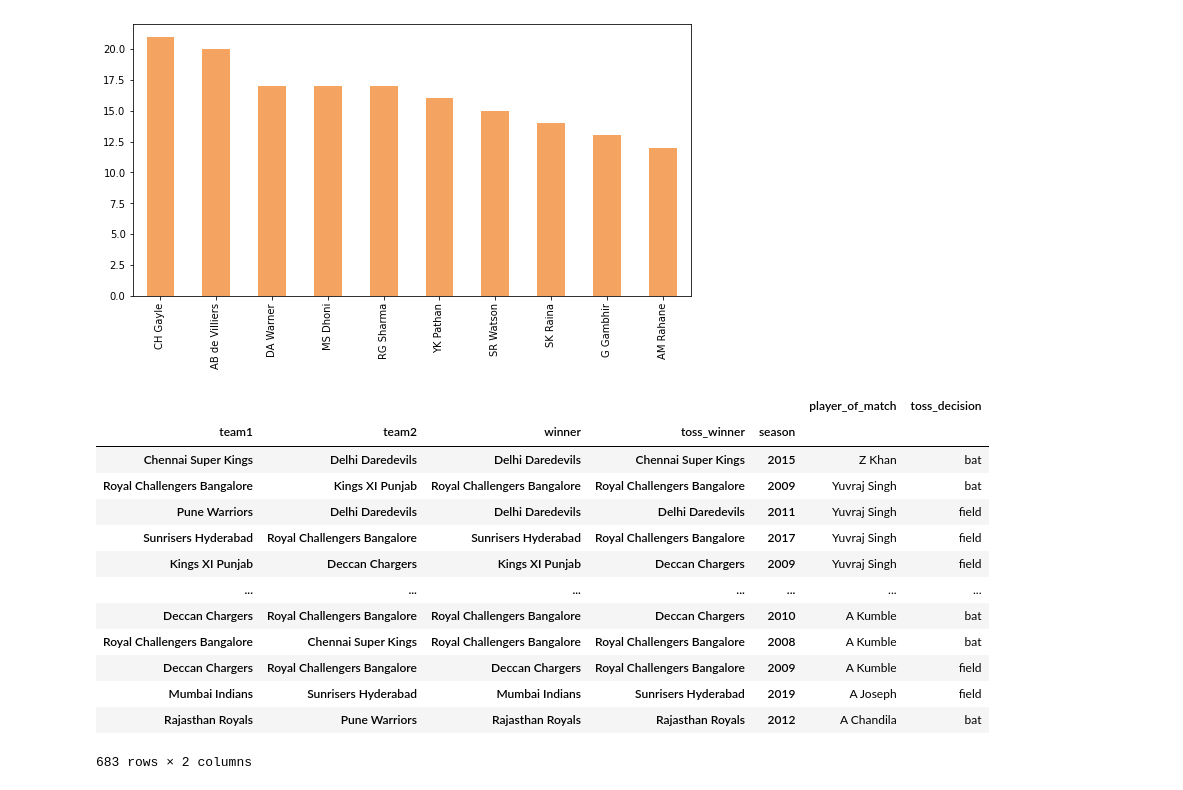
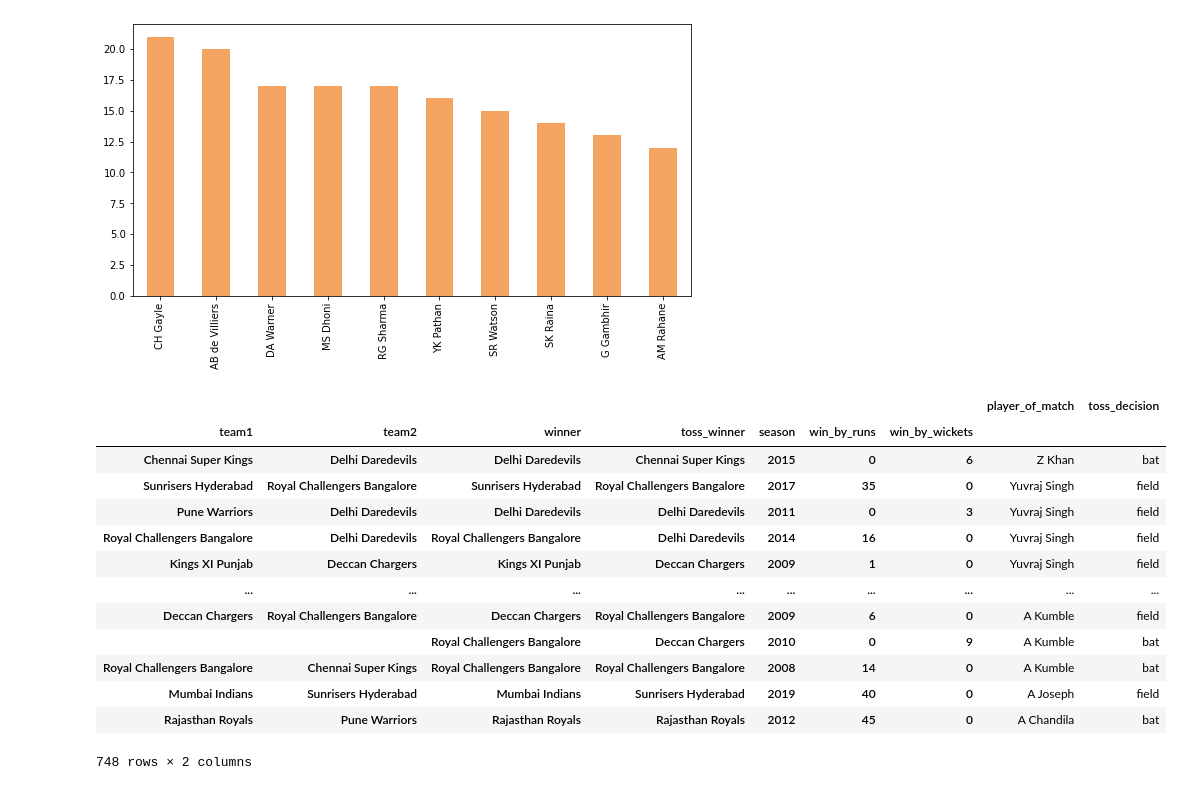
Before and after one commit to Topinder-chettri/Data-Science-And-Business-analytics-task-1, a Jupyter notebook: GRIP_Task_5_Exploratory_Data_Analysis_IPL.ipynb, the cells around one changed output. Saved outputs shown, nothing was run; the diff lists cells and outputs as text; code cells hidden in the pictures.

```diff
--- a/GRIP_Task_5_Exploratory_Data_Analysis_IPL.ipynb
+++ b/GRIP_Task_5_Exploratory_Data_Analysis_IPL.ipynb
@@ -538,23 +538,23 @@ man_of_the_match[:10].plot(kind = 'bar',color="sandybrown",figsize=(10,5))
 [figure]
 # %%
 #according to tosswinner player performance  analysis
-toss2 =df.groupby(['team1','team2','winner','toss_winner','season'])['player_of_match','toss_decision'].max().sort_values(by = 'player_of_match',ascending = False)
+toss2 =df.groupby(['team1','team2','winner','toss_winner','season','win_by_runs','win_by_wickets'])['player_of_match','toss_decision'].max().sort_values(by = 'player_of_match',ascending = False)
 toss2
 # %% [output]
-|  |  |  |  |  | player_of_match | toss_decision |
-| team1 | team2 | winner | toss_winner | season |  |  |
-| Chennai Super Kings | Delhi Daredevils | Delhi Daredevils | Chennai Super Kings | 2015 | Z Khan | bat |
-| Royal Challengers Bangalore | Kings XI Punjab | Royal Challengers Bangalore | Royal Challengers Bangalore | 2009 | Yuvraj Singh | bat |
-| Pune Warriors | Delhi Daredevils | Delhi Daredevils | Delhi Daredevils | 2011 | Yuvraj Singh | field |
-| Sunrisers Hyderabad | Royal Challengers Bangalore | Sunrisers Hyderabad | Royal Challengers Bangalore | 2017 | Yuvraj Singh | field |
-| Kings XI Punjab | Deccan Chargers | Kings XI Punjab | Deccan Chargers | 2009 | Yuvraj Singh | field |
-| ... | ... | ... | ... | ... | ... | ... |
-| Deccan Chargers | Royal Challengers Bangalore | Royal Challengers Bangalore | Deccan Chargers | 2010 | A Kumble | bat |
-| Royal Challengers Bangalore | Chennai Super Kings | Royal Challengers Bangalore | Royal Challengers Bangalore | 2008 | A Kumble | bat |
-| Deccan Chargers | Royal Challengers Bangalore | Deccan Chargers | Royal Challengers Bangalore | 2009 | A Kumble | field |
-| Mumbai Indians | Sunrisers Hyderabad | Mumbai Indians | Sunrisers Hyderabad | 2019 | A Joseph | field |
-| Rajasthan Royals | Pune Warriors | Rajasthan Royals | Rajasthan Royals | 2012 | A Chandila | bat |
+|  |  |  |  |  |  |  | player_of_match | toss_decision |
+| team1 | team2 | winner | toss_winner | season | win_by_runs | win_by_wickets |  |  |
+| Chennai Super Kings | Delhi Daredevils | Delhi Daredevils | Chennai Super Kings | 2015 | 0 | 6 | Z Khan | bat |
+| Sunrisers Hyderabad | Royal Challengers Bangalore | Sunrisers Hyderabad | Royal Challengers Bangalore | 2017 | 35 | 0 | Yuvraj Singh | field |
+| Pune Warriors | Delhi Daredevils | Delhi Daredevils | Delhi Daredevils | 2011 | 0 | 3 | Yuvraj Singh | field |
+| Royal Challengers Bangalore | Delhi Daredevils | Royal Challengers Bangalore | Delhi Daredevils | 2014 | 16 | 0 | Yuvraj Singh | field |
+| Kings XI Punjab | Deccan Chargers | Kings XI Punjab | Deccan Chargers | 2009 | 1 | 0 | Yuvraj Singh | field |
+| ... | ... | ... | ... | ... | ... | ... | ... | ... |
+| Deccan Chargers | Royal Challengers Bangalore | Deccan Chargers | Royal Challengers Bangalore | 2009 | 6 | 0 | A Kumble | field |
+|  |  | Royal Challengers Bangalore | Deccan Chargers | 2010 | 0 | 9 | A Kumble | bat |
+| Royal Challengers Bangalore | Chennai Super Kings | Royal Challengers Bangalore | Royal Challengers Bangalore | 2008 | 14 | 0 | A Kumble | bat |
+| Mumbai Indians | Sunrisers Hyderabad | Mumbai Indians | Sunrisers Hyderabad | 2019 | 40 | 0 | A Joseph | field |
+| Rajasthan Royals | Pune Warriors | Rajasthan Royals | Rajasthan Royals | 2012 | 45 | 0 | A Chandila | bat |
-683 rows × 2 columns
+748 rows × 2 columns
 # %%
 #print according to toss_winning player performance
 player_name= input("enter the player name")
```
Also changed, not shown: parts of 1 cell of this notebook.
